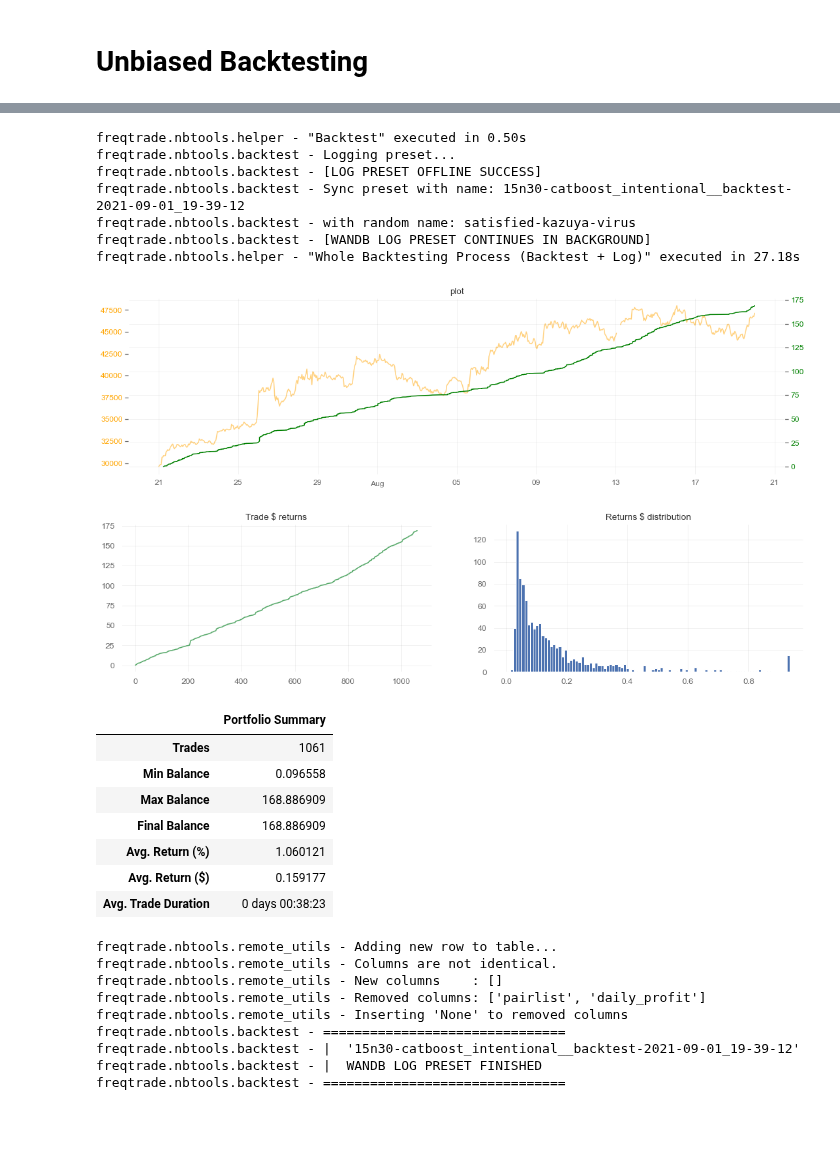
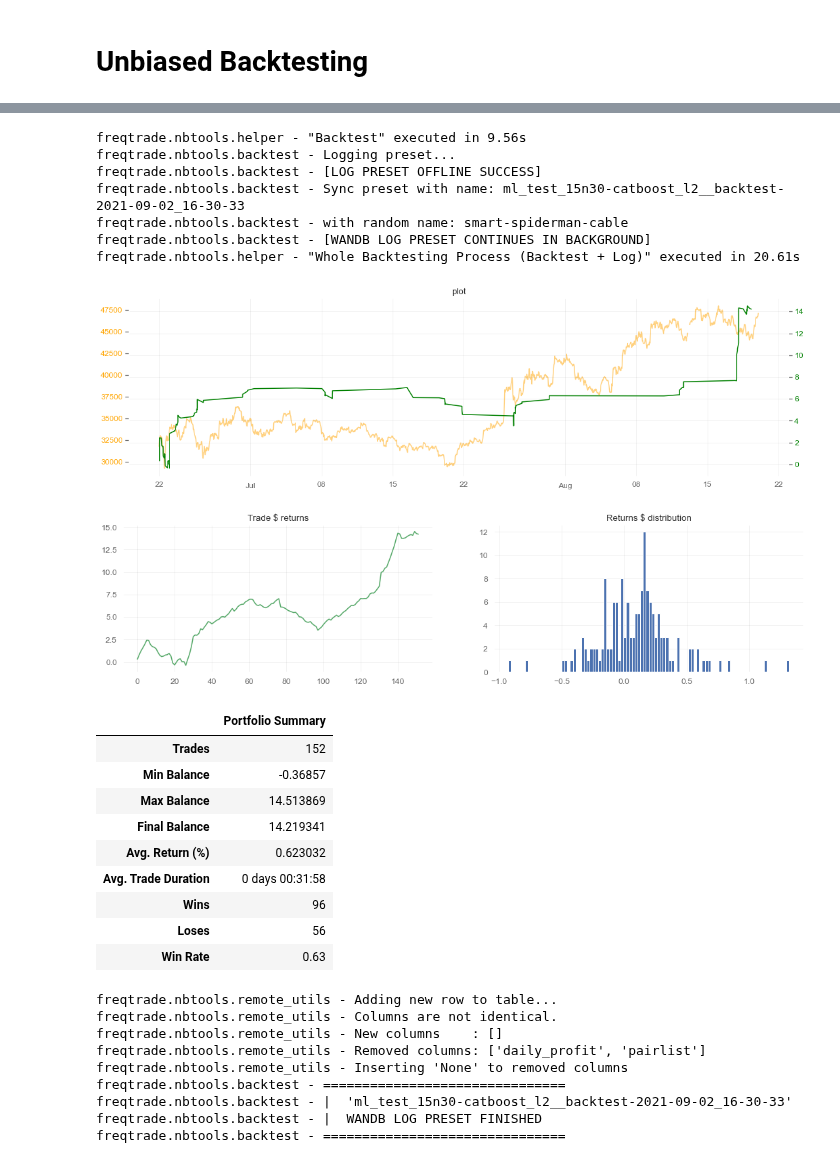
Before and after one commit to webclinic017/superft, a Jupyter notebook: notebooks/BT After ML.ipynb, the cells around one changed output, grey strips where cells are left out. Drawn from its saved outputs; the diff is of its cells as text; code cells hidden in the pictures; blank space fills up the shorter version.

```diff
--- a/notebooks/BT After ML.ipynb
+++ b/notebooks/BT After ML.ipynb
@@ -35,7 +35,7 @@ while "freqtrade" not in os.listdir():
 from freqtrade.optimize.optimize_reports import text_table_add_metrics
 from freqtrade.nbtools.preset import ConfigPreset
 from freqtrade.nbtools.backtest import backtest, DataLoader
-from freqtrade.nbtools.remote_utils import load_lightning_container
+from freqtrade.nbtools.remote_utils import load_lightning_container, get_lightning_artifact_ver
 from freqtrade.nbtools.helper import parse_function_body
 from freqtrade.nbtools import plotting, configs
 from freqtrade.ml import lightning_utils
@@ -58,9 +58,14 @@ def string_templating(string: str, data: dict, strip_doublequotes=False):
     return _string
 
 
-def start_backtesting(strat_func, lightning_name: str, bt_type: str, version="latest"):
+def start_backtesting(strat_func, lightning_name: str, bt_type: str, version):
     PATH_LOCAL_DATADIR = PATH_MOUNT / "data"
     LIGHTNING_CONTAINER_NAME = lightning_name
+
+    # TODO: Resolve "latest" to number version
+    if version == "latest":
+        version = get_lightning_artifact_ver(LIGHTNING_CONTAINER_NAME, LIGHTNING_CONTAINER_NAME)
+        print(f"You are using LATEST ({version}) of '{LIGHTNING_CONTAINER_NAME}'")
 
     lightning_container = load_lightning_container(LIGHTNING_CONTAINER_NAME, LIGHTNING_CONTAINER_NAME, version=version)
 
@@ -83,7 +88,10 @@ def start_backtesting(strat_func, lightning_name: str, bt_type: str, version="la
 
     strategy_code = string_templating(
         parse_function_body(strat_func),
-        data={"LIGHTNING_CONTAINER_NAME": LIGHTNING_CONTAINER_NAME}
+        data={
+            "LIGHTNING_CONTAINER_NAME": LIGHTNING_CONTAINER_NAME,
+            "VERSION": version
+        }
     )
     stats, summary = backtest(preset, strategy_code, dataloader=DATALOADER)
     return stats, summary, preset
@@ -157,7 +168,7 @@ def val_strategy():
             return dataframe
     """ End Strategy Code """
 # %%
-MODEL_NAME = "15n30-catboost_intentional"
+MODEL_NAME = "15n30-catboost_l2"
 MODEL_VER = "latest"
 
 stats, summary, preset = start_backtesting(val_strategy, MODEL_NAME, "val", version=MODEL_VER)
@@ -236,13 +235,13 @@ def opt_strategy():
     import talib.abstract as ta
 
     LIGHTNING_CONTAINER_NAME = "[|LIGHTNING_CONTAINER_NAME|]"
-    lightning_container = load_lightning_container(LIGHTNING_CONTAINER_NAME, LIGHTNING_CONTAINER_NAME, version="latest")
-
+    lightning_container = load_lightning_container(LIGHTNING_CONTAINER_NAME, LIGHTNING_CONTAINER_NAME, version="[|VERSION|]")
+    tp = str(int(lightning_container.config.timeframe.replace("m", "")) * lightning_container.config.num_future_candles)
 
     class NotebookStrategy(INbStrategy):
         # These attributes are REQUIRED!
         timeframe = lightning_container.config.timeframe
-        minimal_roi = {"0": 99}
+        minimal_roi = {tp: -99}
         stoploss = -0.99
         startup_candle_count: int = 500
 
@@ -256,9 +255,9 @@ def opt_strategy():
 
         def populate_buy_trend(self, dataframe: DataFrame, metadata: dict) -> DataFrame:
             conditions = [
-                dataframe['close'] > dataframe['ema'],
+                # dataframe['close'] > dataframe['ema'],
                 dataframe['argmax_ml'] == "ml_4",
-                # dataframe['ml_4'] > 0.5,
+                dataframe['ml_4'] > 0.65,
                 dataframe['volume'] > 0,
             ]
 
@@ -322,9 +327,7 @@ freqtrade.nbtools.remote_utils - Inserting 'None' to removed columns
 # %% [markdown]
 # Unbiased Backtesting
 # %%
-"""
-Just run once every "Sweet Spot" you got from Model x Strategy Optimize!
-"""
+""" Just run once every "Sweet Spot" you got from Model x Strategy Optimize!"""
 stats, summary, preset = start_backtesting(opt_strategy, MODEL_NAME, "test", version=MODEL_VER)
 trades = pd.DataFrame(stats["strategy"]["NotebookStrategy"]["trades"])
 plotting.plot_profits_timerange(trades, timerange=preset.timerange, path_mount=PATH_MOUNT)
@@ -348,27 +351,29 @@ freqtrade.nbtools.backtest - Loading data from 2021-07-10 14:00:00 up to 2021-08
 freqtrade.nbtools.backtest - Dataload complete. Calculating indicators
-freqtrade.nbtools.helper - "Backtest" executed in 0.50s
+freqtrade.nbtools.helper - "Backtest" executed in 9.56s
 freqtrade.nbtools.backtest - Logging preset...
 freqtrade.nbtools.backtest - [LOG PRESET OFFLINE SUCCESS]
-freqtrade.nbtools.backtest - Sync preset with name: 15n30-catboost_intentional__backtest-2021-09-01_19-39-12
-freqtrade.nbtools.backtest - with random name: satisfied-kazuya-virus
+freqtrade.nbtools.backtest - Sync preset with name: ml_test_15n30-catboost_l2__backtest-2021-09-02_16-30-33
+freqtrade.nbtools.backtest - with random name: smart-spiderman-cable
 freqtrade.nbtools.backtest - [WANDB LOG PRESET CONTINUES IN BACKGROUND]
-freqtrade.nbtools.helper - "Whole Backtesting Process (Backtest + Log)" executed in 27.18s
+freqtrade.nbtools.helper - "Whole Backtesting Process (Backtest + Log)" executed in 20.61s
-[figure, old version]
+[figure, new version]
-[figure, old version]
+[figure, new version]
 |  | Portfolio Summary |
-| Trades | 1061 |
-| Min Balance | 0.096558 |
-| Max Balance | 168.886909 |
-| Final Balance | 168.886909 |
-| Avg. Return (%) | 1.060121 |
-| Avg. Return ($) | 0.159177 |
-| Avg. Trade Duration | 0 days 00:38:23 |
+| Trades | 152 |
+| Min Balance | -0.36857 |
+| Max Balance | 14.513869 |
+| Final Balance | 14.219341 |
+| Avg. Return (%) | 0.623032 |
+| Avg. Trade Duration | 0 days 00:31:58 |
+| Wins | 96 |
+| Loses | 56 |
+| Win Rate | 0.63 |
 freqtrade.nbtools.remote_utils - Adding new row to table...
 freqtrade.nbtools.remote_utils - Columns are not identical.
 freqtrade.nbtools.remote_utils - New columns    : []
-freqtrade.nbtools.remote_utils - Removed columns: ['pairlist', 'daily_profit']
+freqtrade.nbtools.remote_utils - Removed columns: ['daily_profit', 'pairlist']
 freqtrade.nbtools.remote_utils - Inserting 'None' to removed columns
 freqtrade.nbtools.backtest - ===============================
-freqtrade.nbtools.backtest - |  '15n30-catboost_intentional__backtest-2021-09-01_19-39-12'
+freqtrade.nbtools.backtest - |  'ml_test_15n30-catboost_l2__backtest-2021-09-02_16-30-33'
 freqtrade.nbtools.backtest - |  WANDB LOG PRESET FINISHED
 freqtrade.nbtools.backtest - ===============================
```
Also changed, not shown: parts of 4 cells of this notebook, 25 other files.
